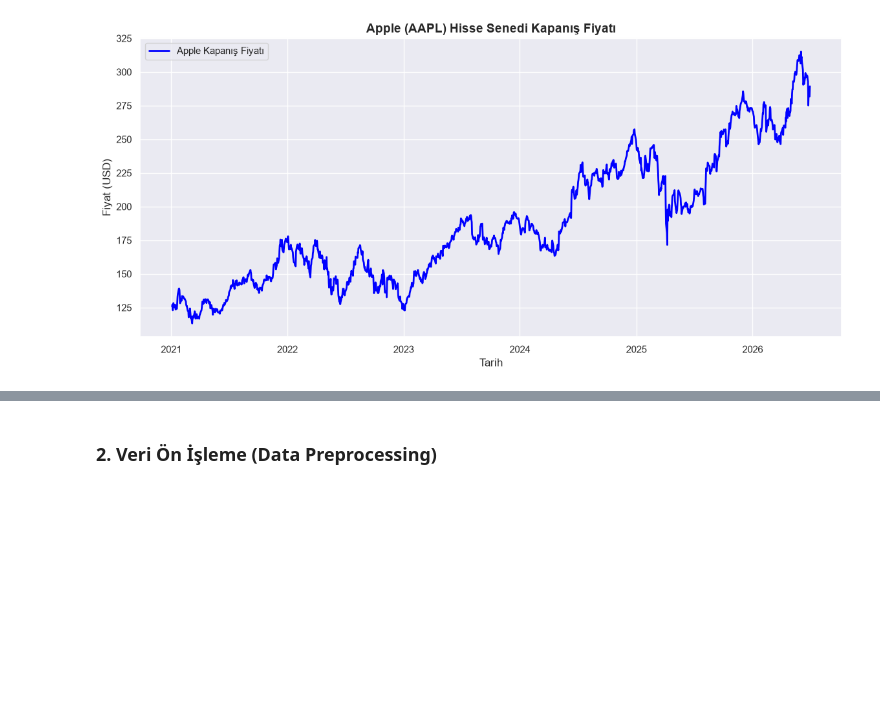
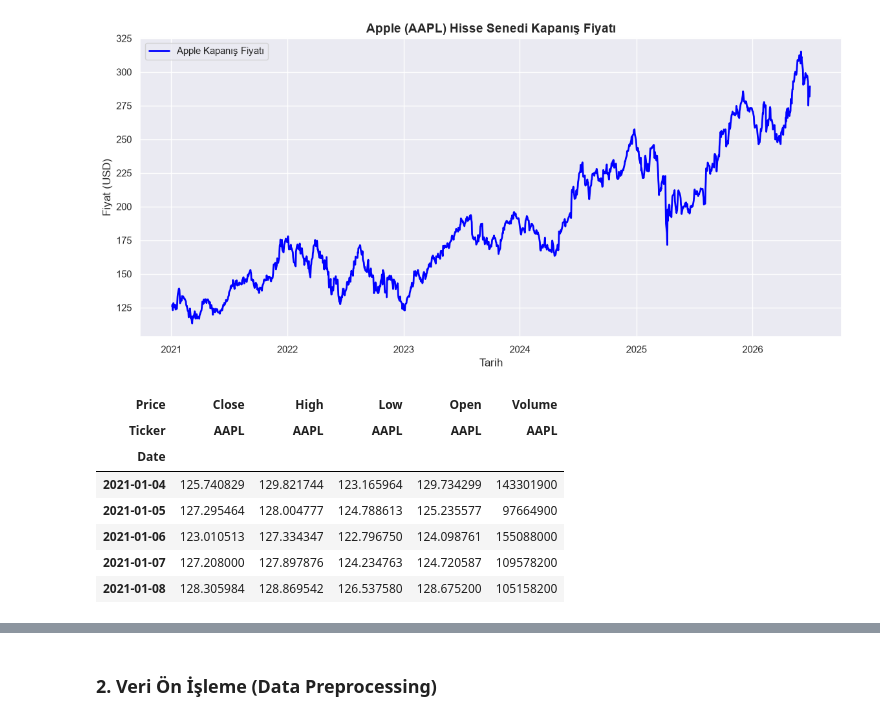
Before and after one commit to elifece91/stock-prediction-project, a Jupyter notebook: Apple_Stock_Prediction.ipynb, the cells around one changed output, grey strips where cells are left out. Drawn from its saved outputs; the diff is of its cells as text; code cells hidden in the pictures; blank space fills up the shorter version.

```diff
--- a/Apple_Stock_Prediction.ipynb
+++ b/Apple_Stock_Prediction.ipynb
@@ -31,3 +31,14 @@ plt.show()
 # %% [output]
 [*********************100%***********************]  1 of 1 completed
 [figure]
+# %%
+df.head()
+# %% [output]
+| Price | Close | High | Low | Open | Volume |
+| Ticker | AAPL | AAPL | AAPL | AAPL | AAPL |
+| Date |  |  |  |  |  |
+| 2021-01-04 | 125.740829 | 129.821744 | 123.165964 | 129.734299 | 143301900 |
+| 2021-01-05 | 127.295464 | 128.004777 | 124.788613 | 125.235577 | 97664900 |
+| 2021-01-06 | 123.010513 | 127.334347 | 122.796750 | 124.098761 | 155088000 |
+| 2021-01-07 | 127.208000 | 127.897876 | 124.234763 | 124.720587 | 109578200 |
+| 2021-01-08 | 128.305984 | 128.869542 | 126.537580 | 128.675200 | 105158200 |
```
Also changed, not shown: parts of 4 cells of this notebook, 1 other file.
